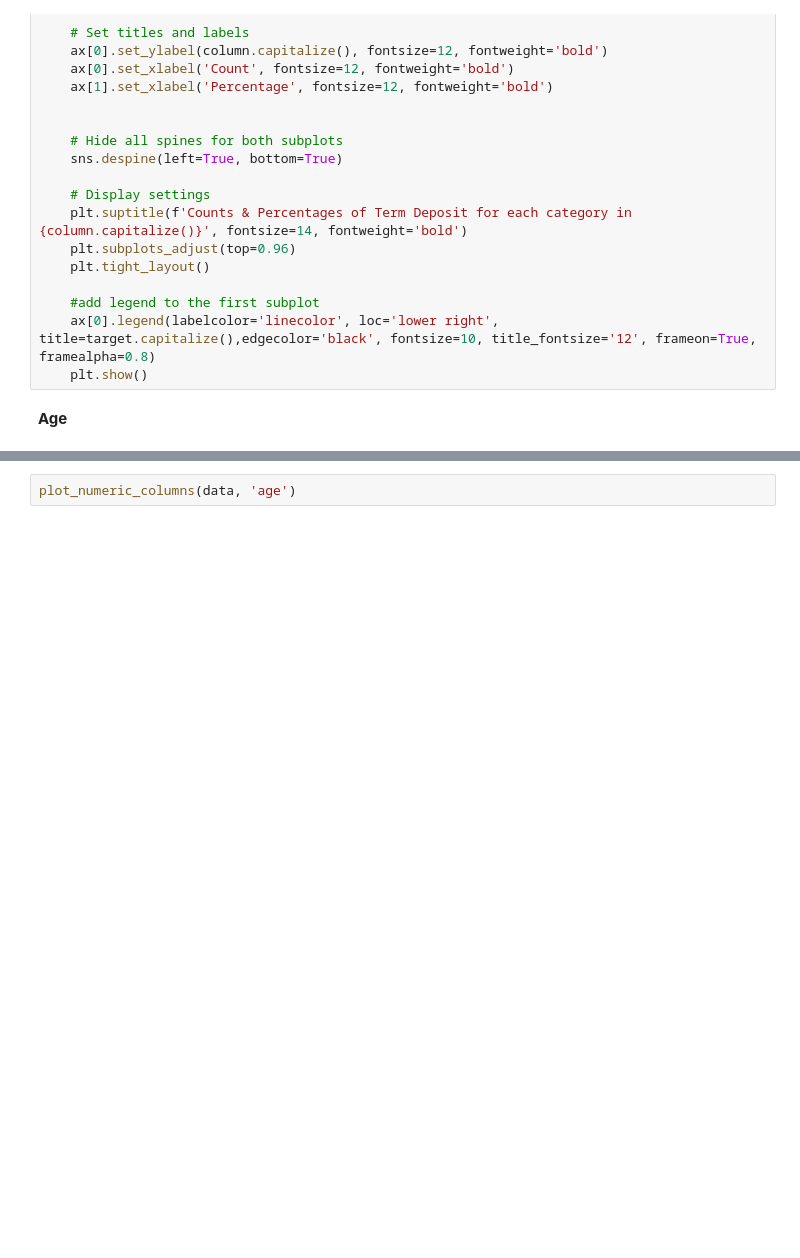
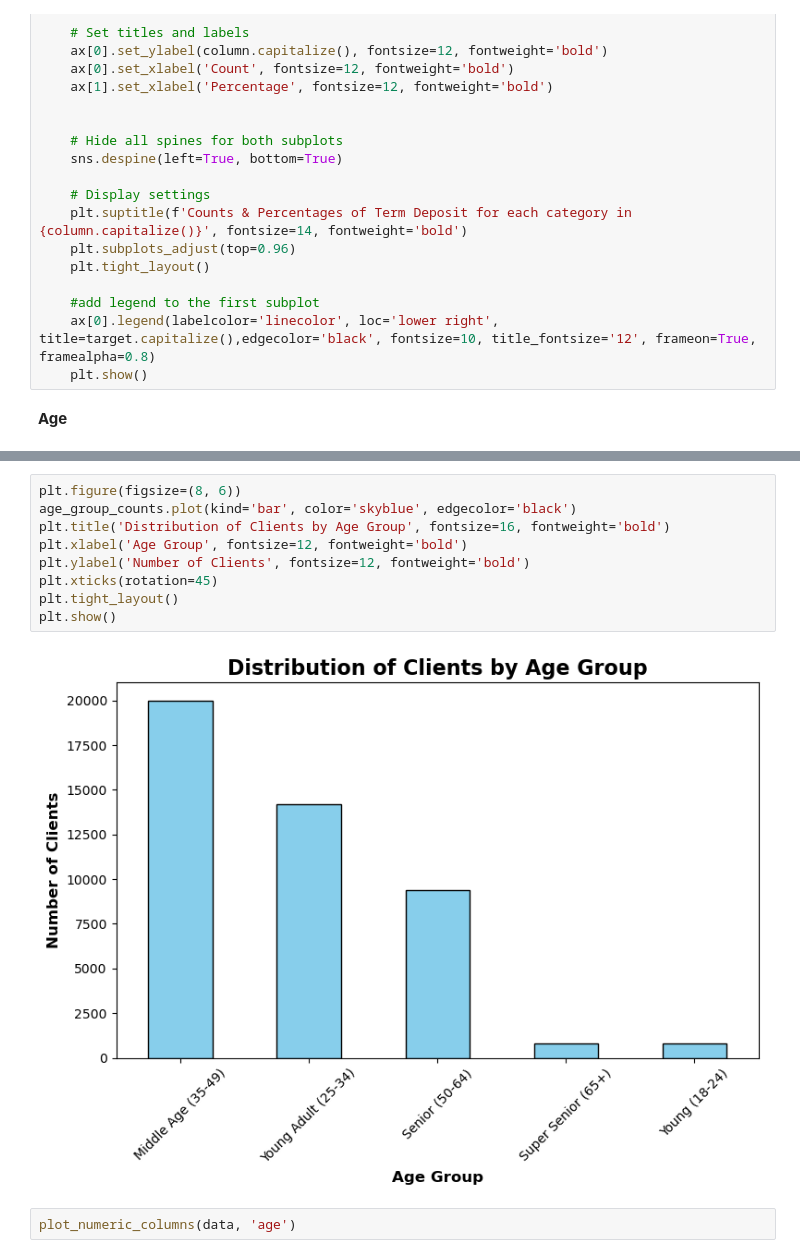
Before and after one commit to annugit1655/Bank-TeleMarketing, a Jupyter notebook: notebooks/01-Data-Cleaning.ipynb, the cells around one changed output, grey strips where cells are left out. Saved outputs shown, nothing was run; the diff lists cells and outputs as text; blank space fills up the shorter version.

```diff
--- a/notebooks/01-Data-Cleaning.ipynb
+++ b/notebooks/01-Data-Cleaning.ipynb
@@ -445,3 +517,14 @@ array([58, 44, 33, 47, 35, 28, 42, 43, 41, 29, 53, 57, 51, 45, 60, 56, 32,
+# %%
+plt.figure(figsize=(8, 6))
+age_group_counts.plot(kind='bar', color='skyblue', edgecolor='black')
+plt.title('Distribution of Clients by Age Group', fontsize=16, fontweight='bold')
+plt.xlabel('Age Group', fontsize=12, fontweight='bold')
+plt.ylabel('Number of Clients', fontsize=12, fontweight='bold')
+plt.xticks(rotation=45)
+plt.tight_layout()
+plt.show()
+# %% [output]
+[figure, added]
 # %%
 plot_numeric_columns(data, 'age')
 # %% [output]
```
Also changed, not shown: parts of 34 cells of this notebook.
